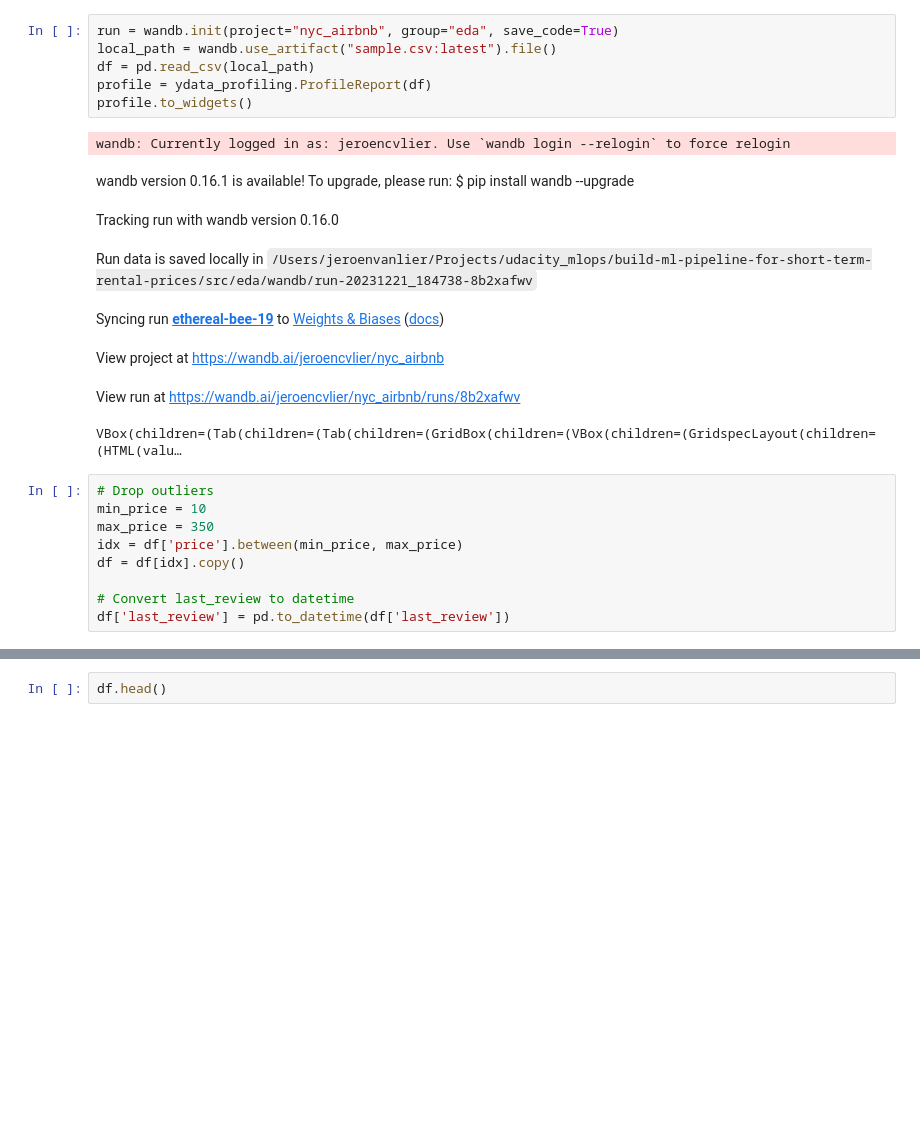
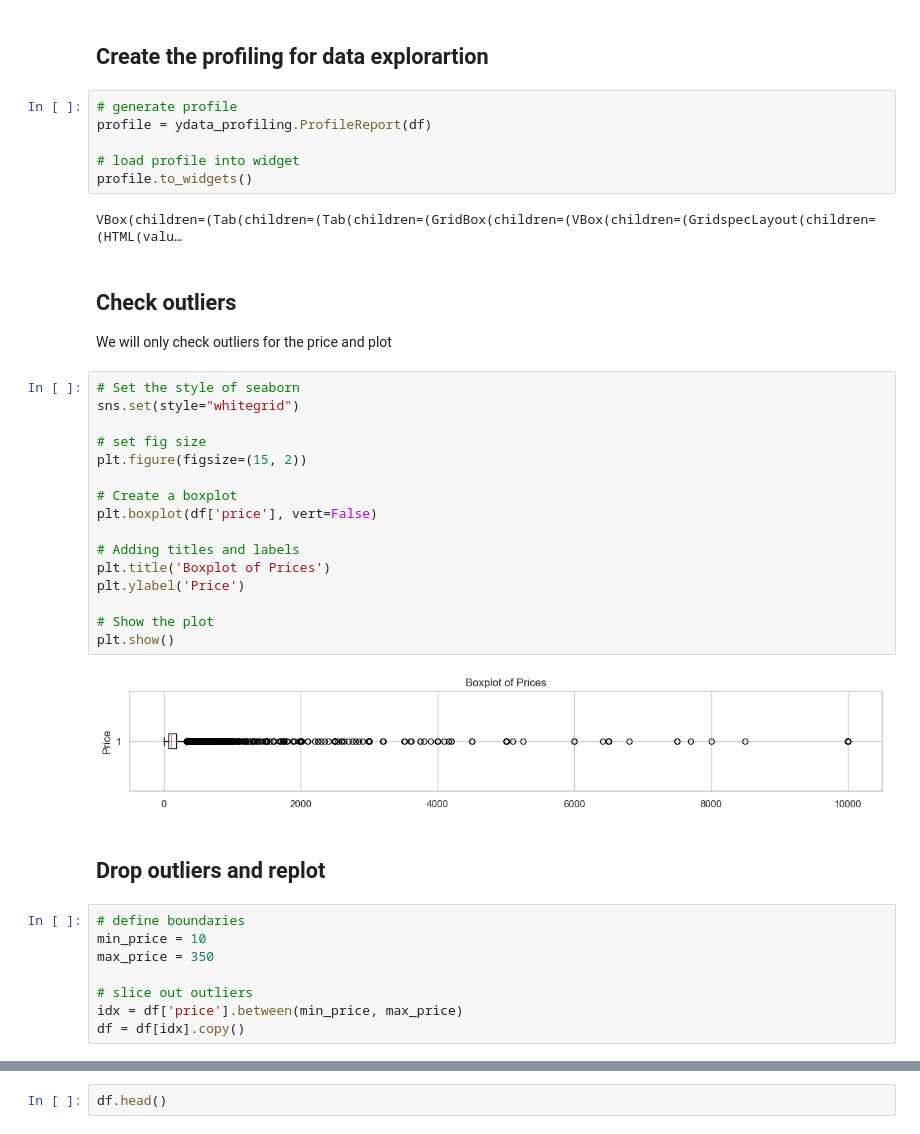
Before and after one commit to jeroencvlier/build-ml-pipeline-for-short-term-rental-prices, a Jupyter notebook: src/eda/EDA.ipynb, the cells around one changed output, grey strips where cells are left out. Cells and saved outputs as stored; diff of their text form; blank space fills up the shorter version.

```diff
--- a/src/eda/EDA.ipynb
+++ b/src/eda/EDA.ipynb
@@ -8,24 +44,42 @@ warnings.filterwarnings('ignore')
+# %% [markdown]
+## Create the profiling for data explorartion
 # %%
-run = wandb.init(project="nyc_airbnb", group="eda", save_code=True)
-local_path = wandb.use_artifact("sample.csv:latest").file()
-df = pd.read_csv(local_path)
+# generate profile
 profile = ydata_profiling.ProfileReport(df)
+
+# load profile into widget
 profile.to_widgets()
 # %% [output]
-wandb: Currently logged in as: jeroencvlier. Use `wandb login --relogin` to force relogin
+VBox(children=(Tab(children=(Tab(children=(GridBox(children=(VBox(children=(GridspecLayout(children=(HTML(valu…
-wandb version 0.16.1 is available! To upgrade, please run: $ pip install wandb --upgrade
-Tracking run with wandb version 0.16.0
-Run data is saved locally in /Users/jeroenvanlier/Projects/udacity_mlops/build-ml-pipeline-for-short-term-rental-prices/src/eda/wandb/run-20231221_184738-8b2xafwv
-Syncing run ethereal-bee-19 to Weights & Biases (docs)
-View project at https://wandb.ai/jeroencvlier/nyc_airbnb
-View run at https://wandb.ai/jeroencvlier/nyc_airbnb/runs/8b2xafwv
-VBox(children=(Tab(children=(Tab(children=(GridBox(children=(VBox(children=(GridspecLayout(children=(HTML(valu…
+# %% [markdown]
+## Check outliers
+
+We will only check outliers for the price and plot
+# %%
+# Set the style of seaborn
+sns.set(style="whitegrid")
+
+# set fig size
+plt.figure(figsize=(15, 2))
+
+# Create a boxplot
+plt.boxplot(df['price'], vert=False)
+
+# Adding titles and labels
+plt.title('Boxplot of Prices')
+plt.ylabel('Price')
+
+# Show the plot
+plt.show()
+# %% [output]
+[figure, added]
+# %% [markdown]
+## Drop outliers and replot
 # %%
-# Drop outliers
+# define boundaries
 min_price = 10
 max_price = 350
+
+# slice out outliers
 idx = df['price'].between(min_price, max_price)
 df = df[idx].copy()
-
-# Convert last_review to datetime
-df['last_review'] = pd.to_datetime(df['last_review'])
```
Also changed, not shown: parts of 6 cells of this notebook.
